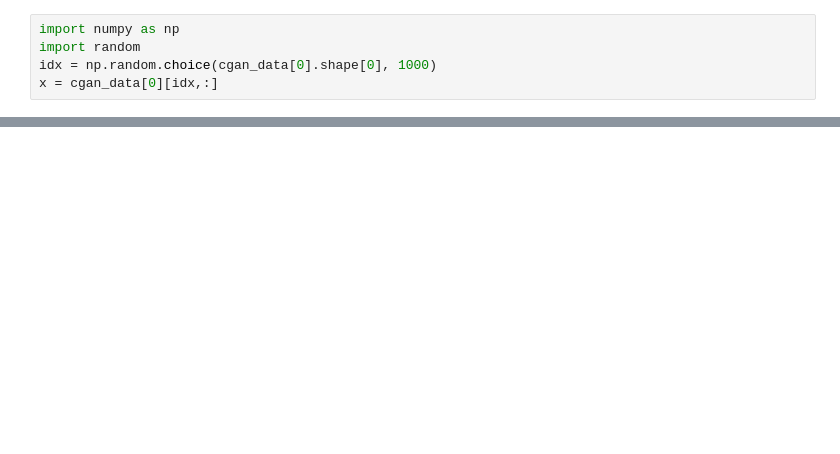
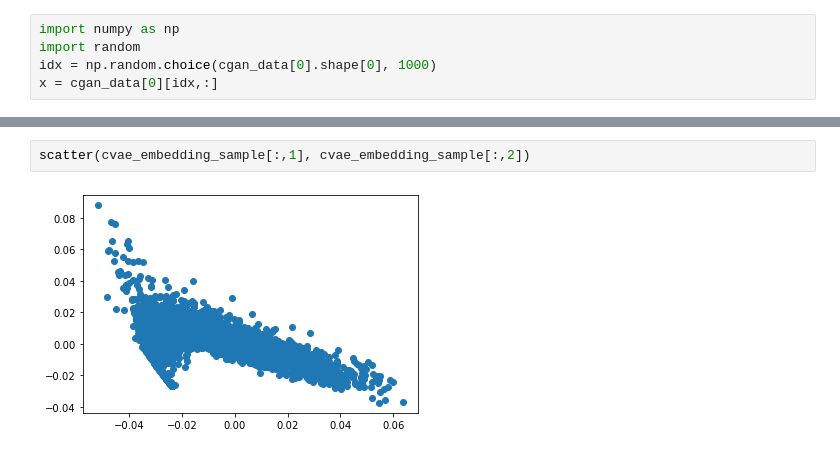
Before and after one commit to wdurno/rl-hypothesis-1, a Jupyter notebook: notebooks/cvae-analysis.ipynb, the cells around one changed output, grey strips where cells are left out. Cells and saved outputs as stored; diff of their text form; blank space fills up the shorter version.

```diff
--- a/notebooks/cvae-analysis.ipynb
+++ b/notebooks/cvae-analysis.ipynb
@@ -74,0 +105,4 @@ hist(x.flatten(), range=(-2, 2))
+# %%
+scatter(cvae_embedding_sample[:,1], cvae_embedding_sample[:,2])
+# %% [output]
+[figure, added]
```
Also changed, not shown: parts of 15 cells of this notebook, 2 other files.
